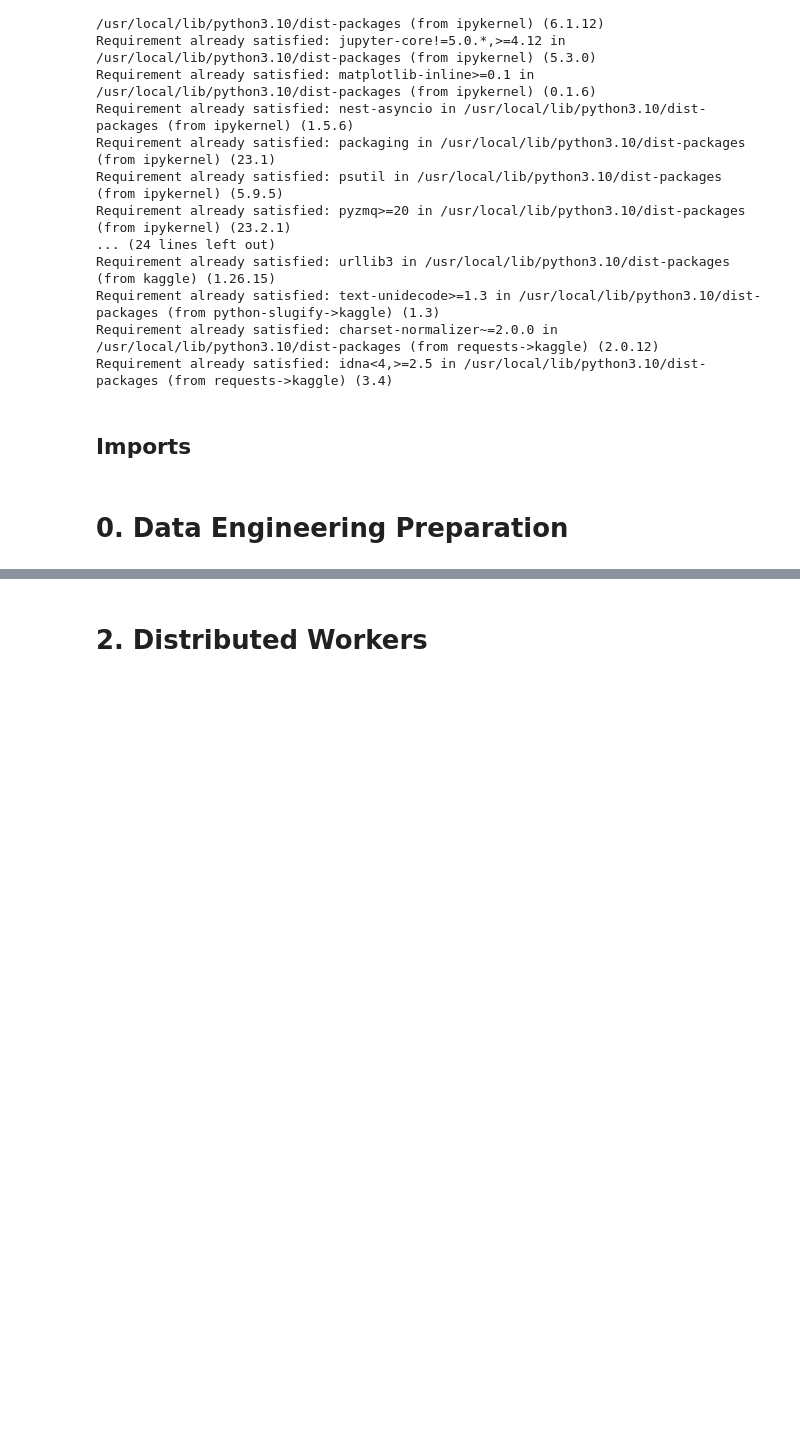
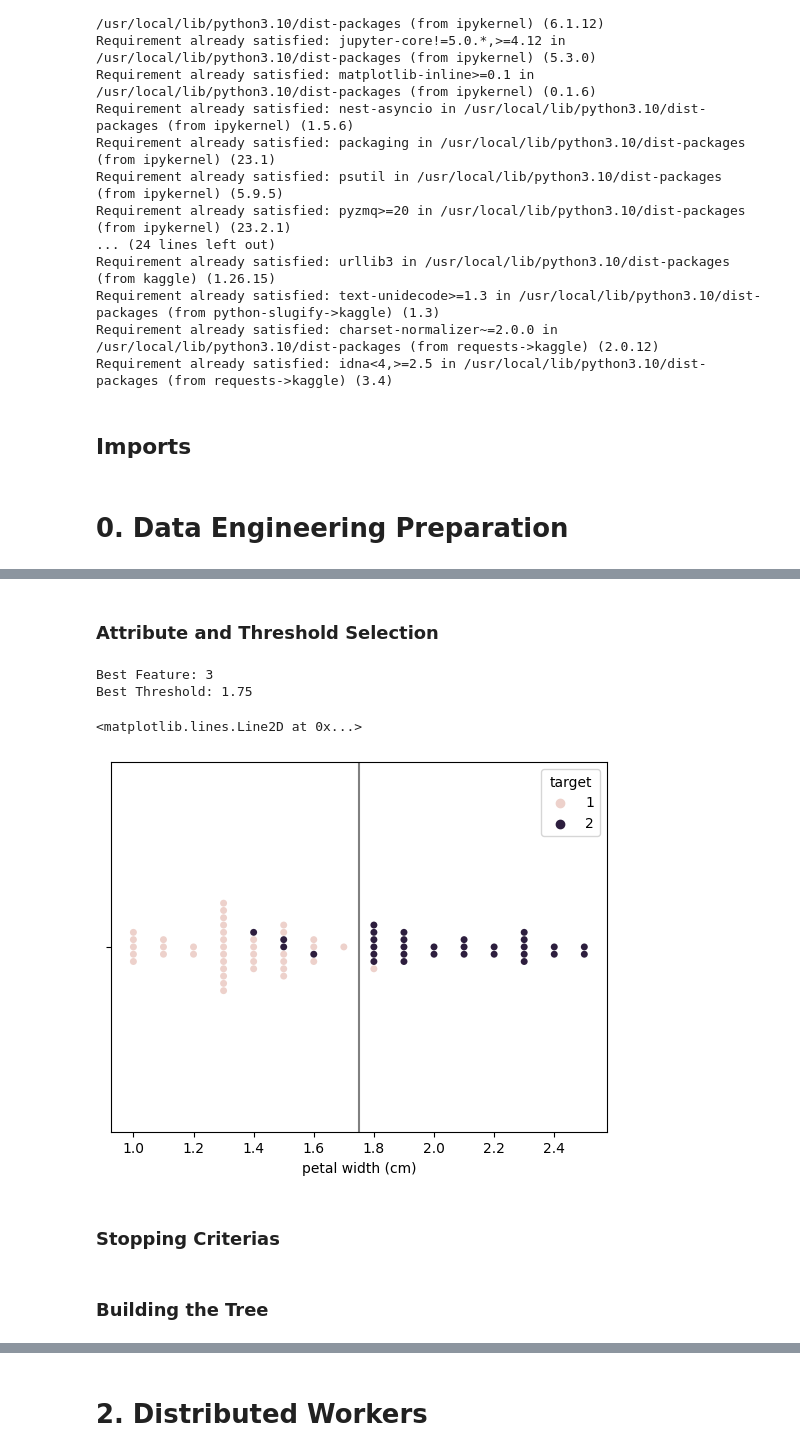
Before and after one commit to Skalwalker/AntiMoneyLaundering, a Jupyter notebook: anti_money_laundering.ipynb, the cells around one changed output, grey strips where cells are left out. Drawn from its saved outputs; the diff is of its cells as text; code cells hidden in the pictures; blank space fills up the shorter version.

Commit message:
Created decision tree, tested on Iris Dataset

```diff
--- a/anti_money_laundering.ipynb
+++ b/anti_money_laundering.ipynb
@@ -115,0 +132,2 @@ Requirement already satisfied: idna<4,>=2.5 in /usr/local/lib/python3.10/dist-pa
+# %%
+iris = datasets.load_iris()
@@ -115,0 +154,5 @@ Requirement already satisfied: idna<4,>=2.5 in /usr/local/lib/python3.10/dist-pa
+# %%
+iris_df = pd.DataFrame(data= np.c_[iris['data'], iris['target']],
+                     columns= iris['feature_names'] + ['target'])
+iris_df.target = iris_df.target.astype('int')
+iris_df
@@ -115,0 +227,26 @@ Requirement already satisfied: idna<4,>=2.5 in /usr/local/lib/python3.10/dist-pa
+# %%
+def calculate_entropy(labels, func_type):
+  # Get counts of zero and ones as vector
+  _, counts = np.unique(labels, return_counts=True)
+  # Normalize
+  p_vec = counts / len(labels)
+
+  # Calculate proper entropy criterion
+  if func_type == 'shannon':
+    return -np.sum(p_vec * np.log2(p_vec))
+  elif func_type == 'scaled':
+    return -np.sum((p_vec/2) * np.log2(p_vec))
+  elif func_type == 'gini':
+    return 1 - np.sum(np.square(p_vec))
+
+def calculate_information_gain(data, labels, left_labels, right_labels, func_type):
+    total_entropy = calculate_entropy(labels, func_type)
+    left_entropy = calculate_entropy(left_labels, func_type)
+    right_entropy = calculate_entropy(right_labels, func_type)
+
+    left_weighted_entropy = (len(left_labels) / len(labels)) * left_entropy
+    right_weighted_entropy = (len(right_labels) / len(right_labels)) * right_entropy
+    information_gain = total_entropy - (left_weighted_entropy + right_weighted_entropy)
+    return information_gain
+# %% [markdown]
+### Attribute and Threshold Selection
@@ -115,0 +288,18 @@ Requirement already satisfied: idna<4,>=2.5 in /usr/local/lib/python3.10/dist-pa
+# %%
+data, labels, _, _ = split_test_val(iris_hard, 'target', val_rate = 0.3)
+best_feature, best_treshold = select_attribute(data, labels, 'shannon')
+
+print(f"Best Feature: {best_feature}")
+print(f"Best Threshold: {best_treshold}")
+
+data["target"] = labels
+
+sns.swarmplot(data=data, x=data.columns[best_feature], hue="target")
+plt.axvline(x=best_treshold, color='grey')
+# %% [output]
+Best Feature: 3
+Best Threshold: 1.75
+<matplotlib.lines.Line2D at 0x...>
+[figure, added]
+# %% [markdown]
+### Stopping Criterias
@@ -115,0 +315,2 @@ Requirement already satisfied: idna<4,>=2.5 in /usr/local/lib/python3.10/dist-pa
+# %% [markdown]
+### Building the Tree
```
Also changed, not shown: parts of 28 cells of this notebook.
